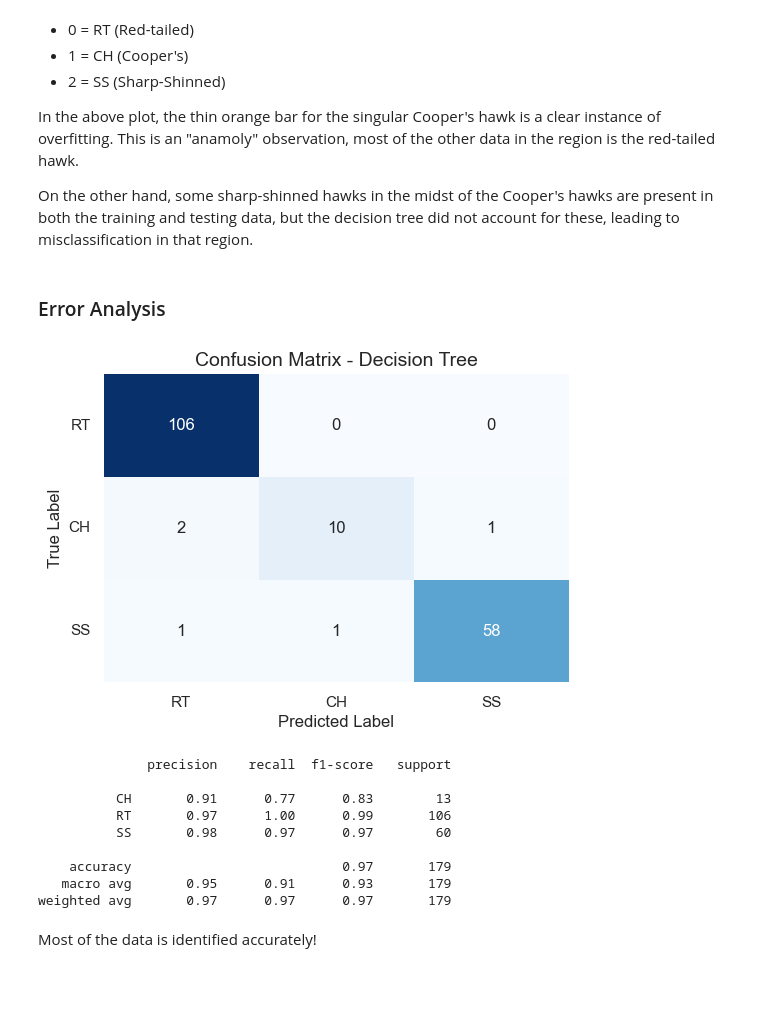
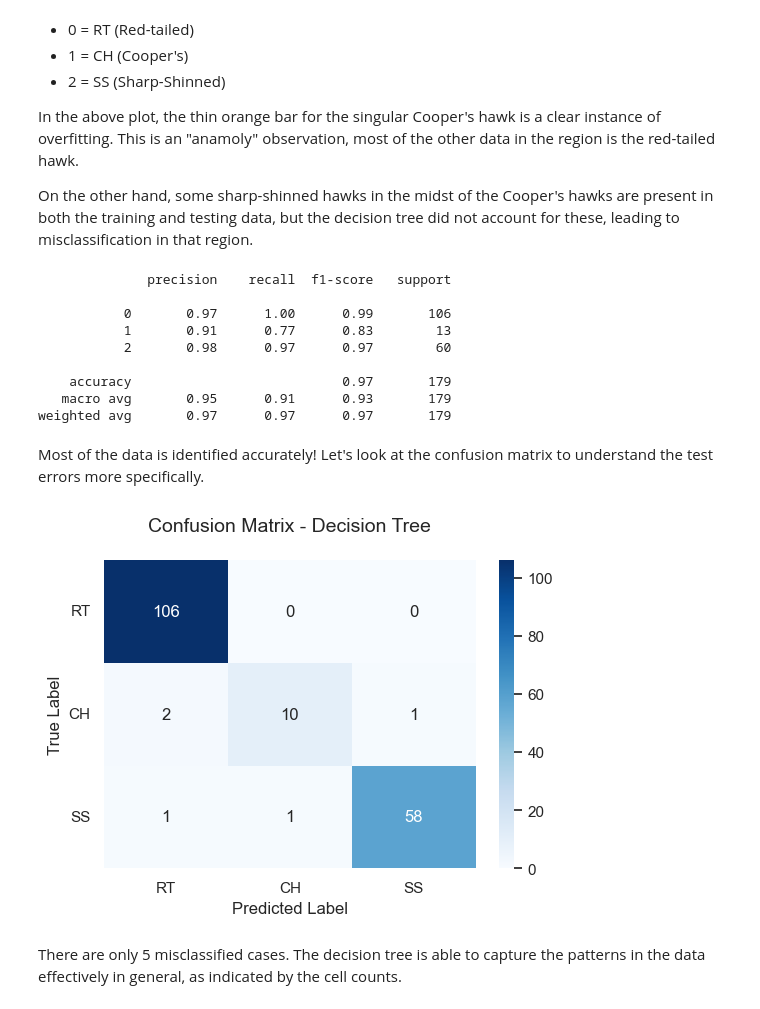
Before and after one commit to kary5678/INDE-577, a Jupyter notebook: supervised-learning/decision_trees/decision_trees.ipynb, the cells around one changed output. Drawn from its saved outputs; the diff is of its cells as text; code cells hidden in the pictures; blank space fills up the shorter version.

```diff
--- a/supervised-learning/decision_trees/decision_trees.ipynb
+++ b/supervised-learning/decision_trees/decision_trees.ipynb
@@ -164,40 +220,45 @@ plt.show()
 In the above plot, the thin orange bar for the singular Cooper's hawk is a clear instance of overfitting. This is an "anamoly" observation, most of the other data in the region is the red-tailed hawk.
 
 On the other hand, some sharp-shinned hawks in the midst of the Cooper's hawks are present in both the training and testing data, but the decision tree did not account for these, leading to misclassification in that region.
-# %% [markdown]
-### Error Analysis
+# %%
+# Obtain predicted values on the testing data
+y_pred = decision_tree.predict(X_test)
+
+#Checking model performance with classification report
+print(classification_report(y_test, y_pred))
+# %% [output]
+              precision    recall  f1-score   support
+
+           0       0.97      1.00      0.99       106
+           1       0.91      0.77      0.83        13
+           2       0.98      0.97      0.97        60
+
+    accuracy                           0.97       179
+   macro avg       0.95      0.91      0.93       179
+weighted avg       0.97      0.97      0.97       179
+# %% [markdown]
+Most of the data is identified accurately! Let's look at the confusion matrix to understand the test errors more specifically.
 # %%
-# Obtain predicted values on the testing data
-y_pred = decision_tree.predict(X_test)
+def plot_hawk_confusion_matrix(y_actual, y_pred):
+    """
+    Plots the confusion matrix given the actual and predicted values
+    to easily view accurate classifications and type I/II errors
+    """
+    # Obtain confusion matrix
+    cf_matrix = metrics.confusion_matrix(y_actual, y_pred)
 
-# Obtain confusion matrix and convert into dataframe
-confusion_matrix = metrics.confusion_matrix(y_test, y_pred, labels=["RT", "CH", "SS"])
-matrix_df = pd.DataFrame(confusion_matrix)
-
-# Plot confusion matrix
-plt.figure(figsize=(6, 4))
-ax = plt.axes()
-sns.heatmap(matrix_df, annot=True, cmap='Blues', cbar=False, fmt='g')
-ax.set_title("Confusion Matrix - Decision Tree", fontsize = 14)
-ax.set_xlabel("Predicted Label", fontsize = 12)
-ax.set_xticklabels(["RT", "CH", "SS"])
-ax.set_ylabel("True Label", fontsize = 12)
-ax.set_yticklabels(["RT", "CH", "SS"], rotation=0)
-plt.show()
+    # View the confusion matrix using the seaborn package
+    plt.figure(figsize = (6, 4))
+    ax = sns.heatmap(cf_matrix, annot=True, cmap='Blues', fmt='g')
+    ax.set_title('Confusion Matrix - Decision Tree\n', fontsize = 14)
+    ax.set_xlabel("Predicted Label", fontsize = 12)
+    ax.set_xticklabels(["RT", "CH", "SS"])
+    ax.set_ylabel("True Label", fontsize = 12)
+    ax.set_yticklabels(["RT", "CH", "SS"], rotation = 0)
-# %% [output]
-[figure, removed]
-# %%
-#Checking model performance with classification report
-print(classification_report(y_test, y_pred))
-# %% [output]
-              precision    recall  f1-score   support
-
-          CH       0.91      0.77      0.83        13
-          RT       0.97      1.00      0.99       106
-          SS       0.98      0.97      0.97        60
-
-    accuracy                           0.97       179
-   macro avg       0.95      0.91      0.93       179
-weighted avg       0.97      0.97      0.97       179
-# %% [markdown]
-Most of the data is identified accurately!
+# %%
+plot_hawk_confusion_matrix(y_test, y_pred)
+plt.show()
+# %% [output]
+[figure, added]
+# %% [markdown]
+There are only 5 misclassified cases. The decision tree is able to capture the patterns in the data effectively in general, as indicated by the cell counts.
```
Also changed, not shown: parts of 18 cells of this notebook.
